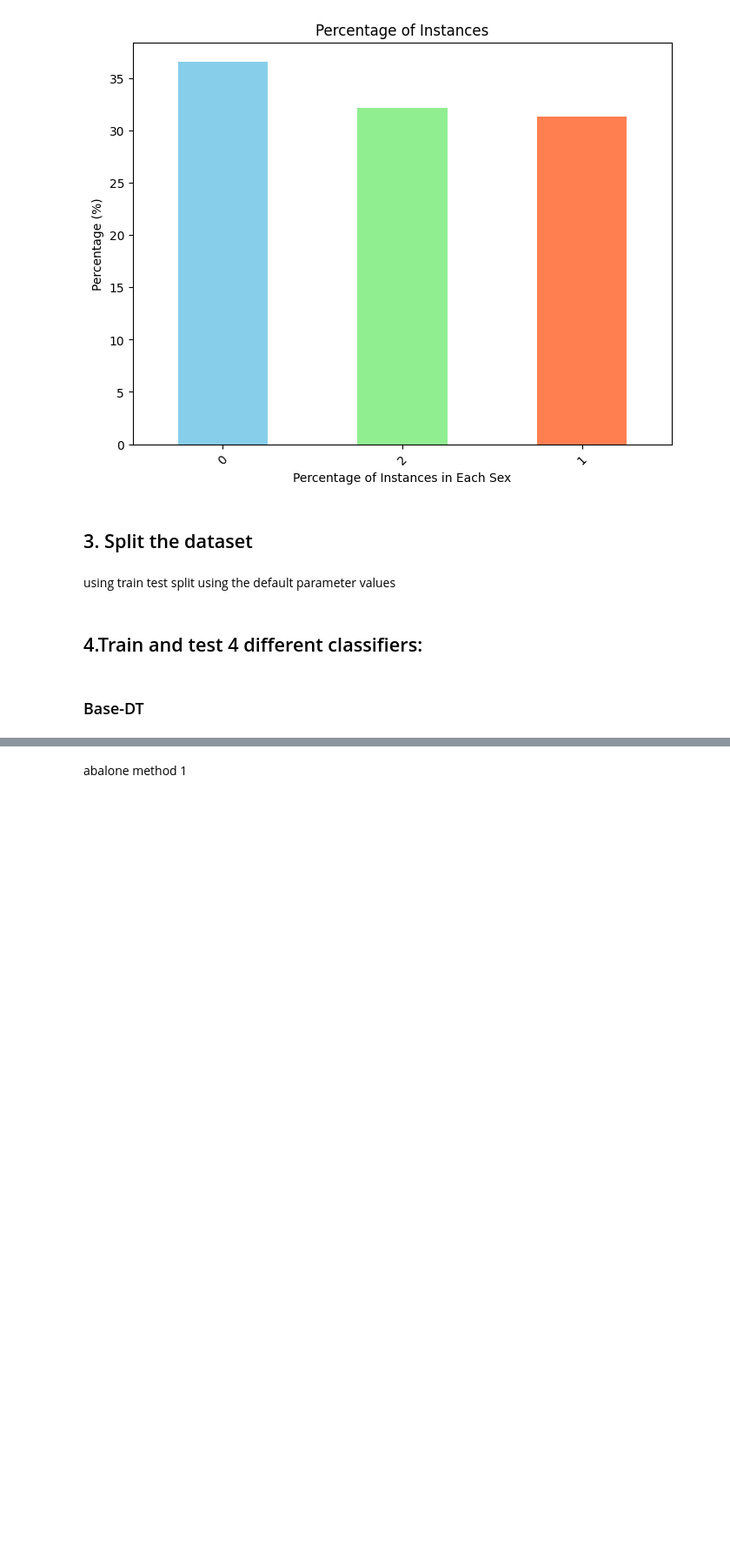
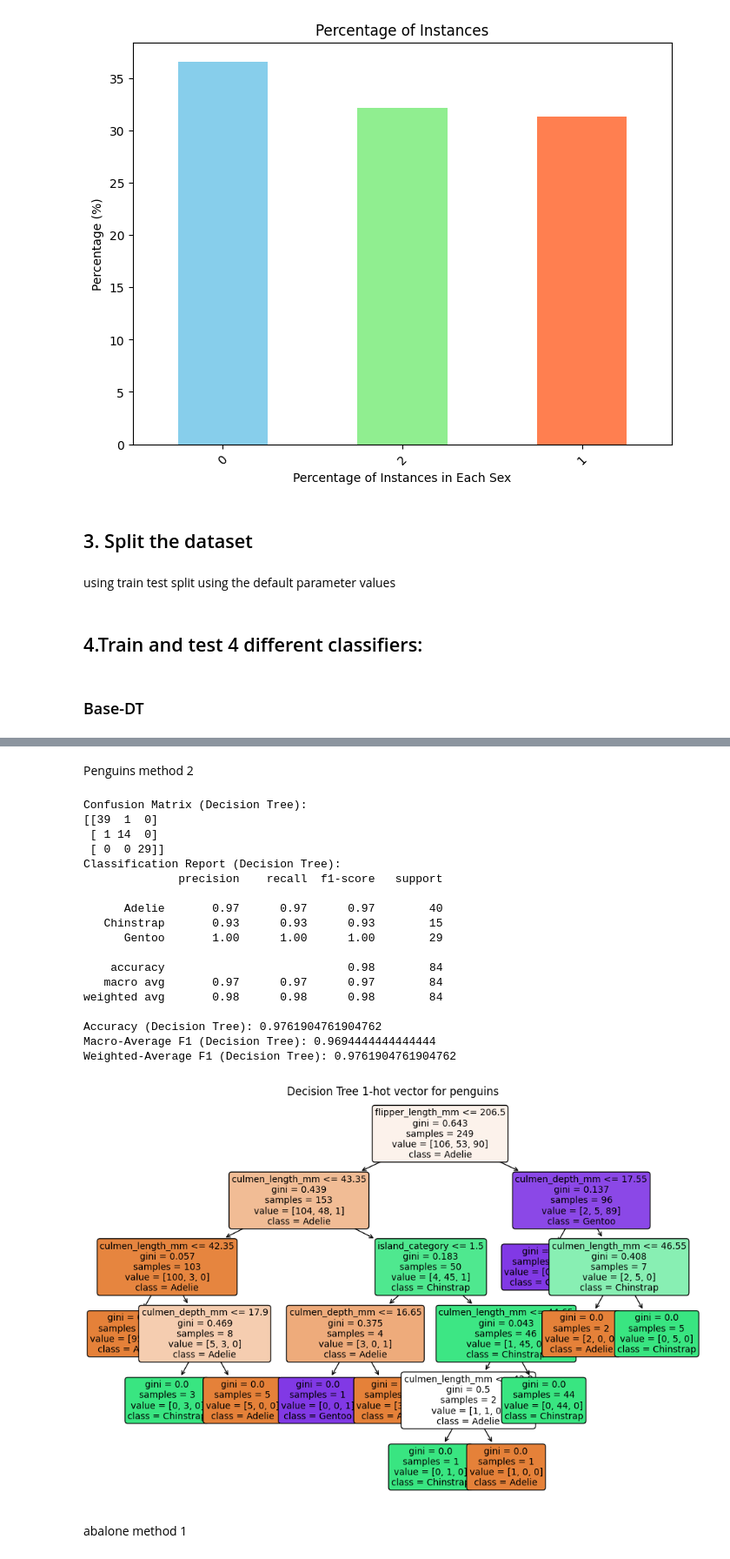
Before and after one commit to ZahinK7/472-Assignment1_40060174_40114478, a Jupyter notebook: a1.ipynb, the cells around one changed output, grey strips where cells are left out. Shown at 87% size. Cells and saved outputs as stored; diff of their text form; code cells hidden in the pictures; blank space fills up the shorter version.

```diff
--- a/a1.ipynb
+++ b/a1.ipynb
@@ -365,3 +437,27 @@ X4_train, X4_test, y4_train, y4_test = train_test_split(X4, y4, test_size=0.25,
+# %% [markdown]
+Penguins method 2
+# %%
+base_dt(X2_train,y2_train,X2_test,y2_test,X2,y2)
+# %% [output]
+Confusion Matrix (Decision Tree):
+[[39  1  0]
+ [ 1 14  0]
+ [ 0  0 29]]
+Classification Report (Decision Tree):
+              precision    recall  f1-score   support
+
+      Adelie       0.97      0.97      0.97        40
+   Chinstrap       0.93      0.93      0.93        15
+      Gentoo       1.00      1.00      1.00        29
+
+    accuracy                           0.98        84
+   macro avg       0.97      0.97      0.97        84
+weighted avg       0.98      0.98      0.98        84
+
+Accuracy (Decision Tree): 0.9761904761904762
+Macro-Average F1 (Decision Tree): 0.9694444444444444
+Weighted-Average F1 (Decision Tree): 0.9761904761904762
+[figure, added]
 # %% [markdown]
 abalone method 1
 # %%
```
Also changed, not shown: parts of 14 cells of this notebook.
